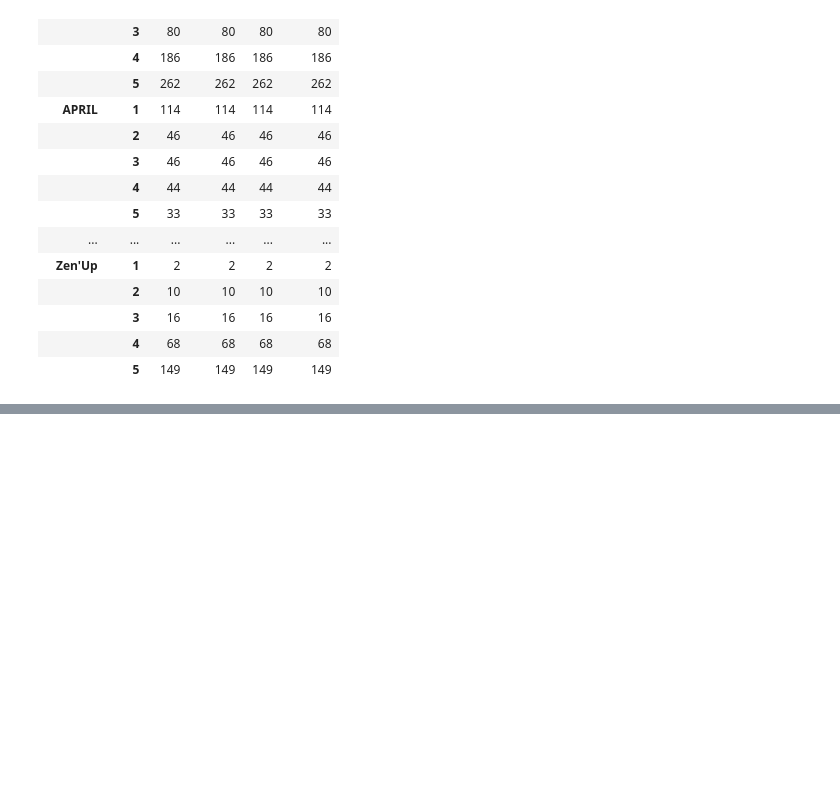
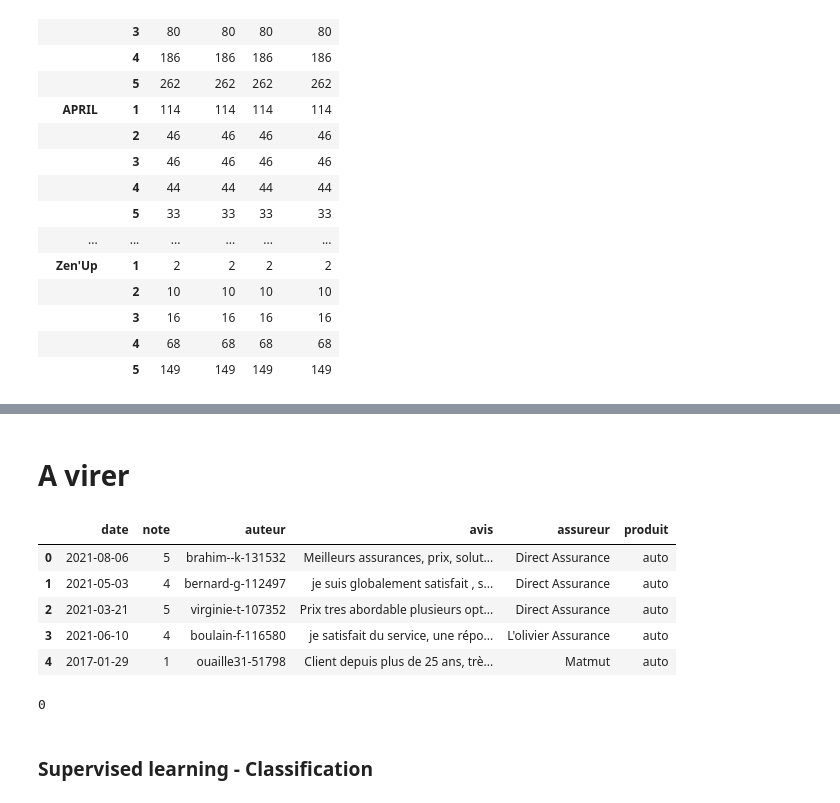
Before and after one commit to m-cheicki/NLP_Project_2, a Jupyter notebook: CELIE_CHEICKISMAIL_NLP_PROJECT2_INSURANCE.ipynb, the cells around one changed output, grey strips where cells are left out. Drawn from its saved outputs; the diff is of its cells as text; code cells hidden in the pictures; blank space fills up the shorter version.

Commit message:
supervised learning

```diff
--- a/CELIE_CHEICKISMAIL_NLP_PROJECT2_INSURANCE.ipynb
+++ b/CELIE_CHEICKISMAIL_NLP_PROJECT2_INSURANCE.ipynb
@@ -119,3 +122,14 @@ fig = plt.bar(df_notes_per_insurance_0, orientation='h', title=df_by_insurances[
 fig.show()
 # %% [output]
 [interactive output not drawn]
+# %% [markdown]
+# A virer
+# %%
+df.head()
+# %% [output]
+|  | date | note | auteur | avis | assureur | produit |
+| 0 | 2021-08-06 | 5 | brahim--k-131532 | Meilleurs assurances, prix, solut... | Direct Assurance | auto |
+| 1 | 2021-05-03 | 4 | bernard-g-112497 | je suis globalement satisfait , s... | Direct Assurance | auto |
+| 2 | 2021-03-21 | 5 | virginie-t-107352 | Prix tres abordable plusieurs opt... | Direct Assurance | auto |
+| 3 | 2021-06-10 | 4 | boulain-f-116580 | je satisfait du service, une répo... | L'olivier Assurance | auto |
+| 4 | 2017-01-29 | 1 | ouaille31-51798 | Client depuis plus de 25 ans, trè... | Matmut | auto |
@@ -121,0 +138,6 @@ fig.show()
+# %%
+df.avis.isna().sum()
+# %% [output]
+0
+# %% [markdown]
+### Supervised learning - Classification
```
Also changed, not shown: parts of 27 cells of this notebook.
